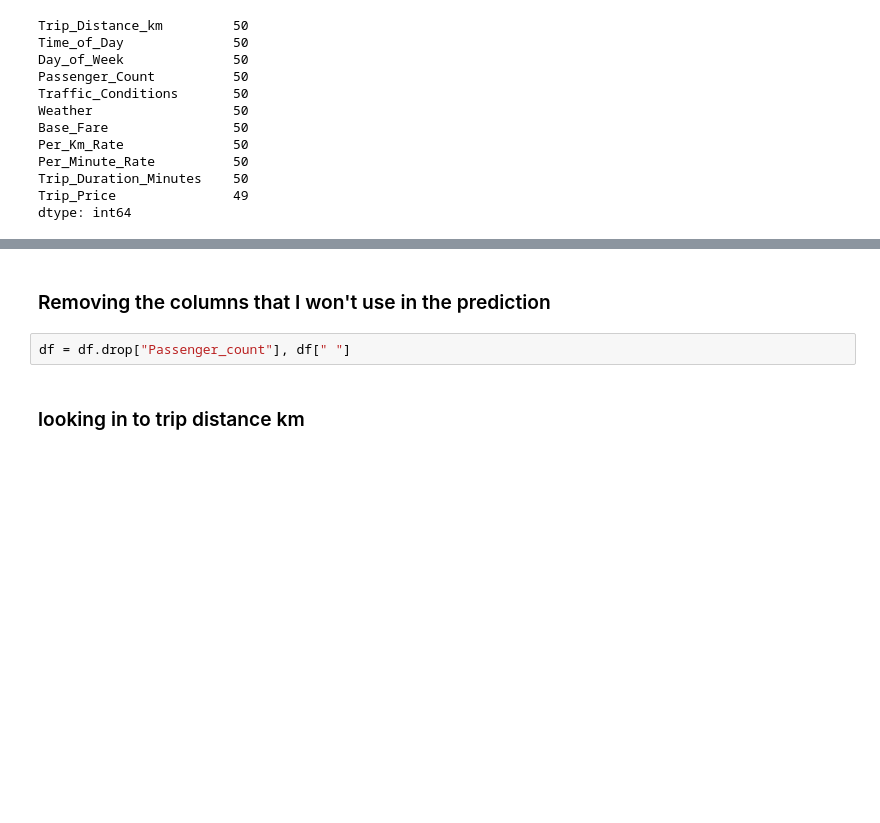
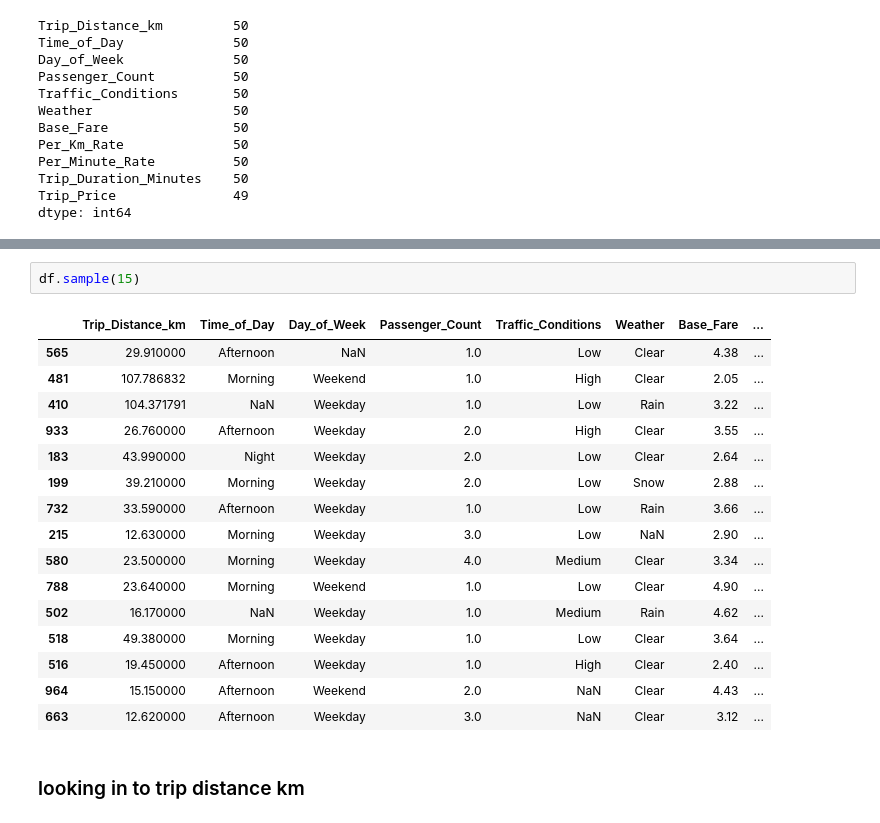
Before and after one commit to linuslarsson03/taxi-prediction-fullstack-linus, a Jupyter notebook: taxipred/src/taxipred/model_development/eda.ipynb, the cells around one changed output, grey strips where cells are left out. Saved outputs shown, nothing was run; the diff lists cells and outputs as text; blank space fills up the shorter version.

```diff
--- a/taxipred/src/taxipred/model_development/eda.ipynb
+++ b/taxipred/src/taxipred/model_development/eda.ipynb
@@ -94,7 +90,22 @@ memory usage: 121.4+ KB
-# %% [markdown]
-### Removing the columns that I won't use in the prediction
-# %%
-df = df.drop["Passenger_count"], df[" "]
+# %%
+df.sample(15)
+# %% [output]
+|  | Trip_Distance_km | Time_of_Day | Day_of_Week | Passenger_Count | Traffic_Conditions | Weather | Base_Fare | ... |
+| 565 | 29.910000 | Afternoon | NaN | 1.0 | Low | Clear | 4.38 | ... |
+| 481 | 107.786832 | Morning | Weekend | 1.0 | High | Clear | 2.05 | ... |
+| 410 | 104.371791 | NaN | Weekday | 1.0 | Low | Rain | 3.22 | ... |
+| 933 | 26.760000 | Afternoon | Weekday | 2.0 | High | Clear | 3.55 | ... |
+| 183 | 43.990000 | Night | Weekday | 2.0 | Low | Clear | 2.64 | ... |
+| 199 | 39.210000 | Morning | Weekday | 2.0 | Low | Snow | 2.88 | ... |
+| 732 | 33.590000 | Afternoon | Weekday | 1.0 | Low | Rain | 3.66 | ... |
+| 215 | 12.630000 | Morning | Weekday | 3.0 | Low | NaN | 2.90 | ... |
+| 580 | 23.500000 | Morning | Weekday | 4.0 | Medium | Clear | 3.34 | ... |
+| 788 | 23.640000 | Morning | Weekend | 1.0 | Low | Clear | 4.90 | ... |
+| 502 | 16.170000 | NaN | Weekday | 1.0 | Medium | Rain | 4.62 | ... |
+| 518 | 49.380000 | Morning | Weekday | 1.0 | Low | Clear | 3.64 | ... |
+| 516 | 19.450000 | Afternoon | Weekday | 1.0 | High | Clear | 2.40 | ... |
+| 964 | 15.150000 | Afternoon | Weekend | 2.0 | NaN | Clear | 4.43 | ... |
+| 663 | 12.620000 | Afternoon | Weekday | 3.0 | NaN | Clear | 3.12 | ... |
 # %% [markdown]
 ### looking in to trip distance km
 # %%
```
Also changed, not shown: parts of 51 cells of this notebook.
